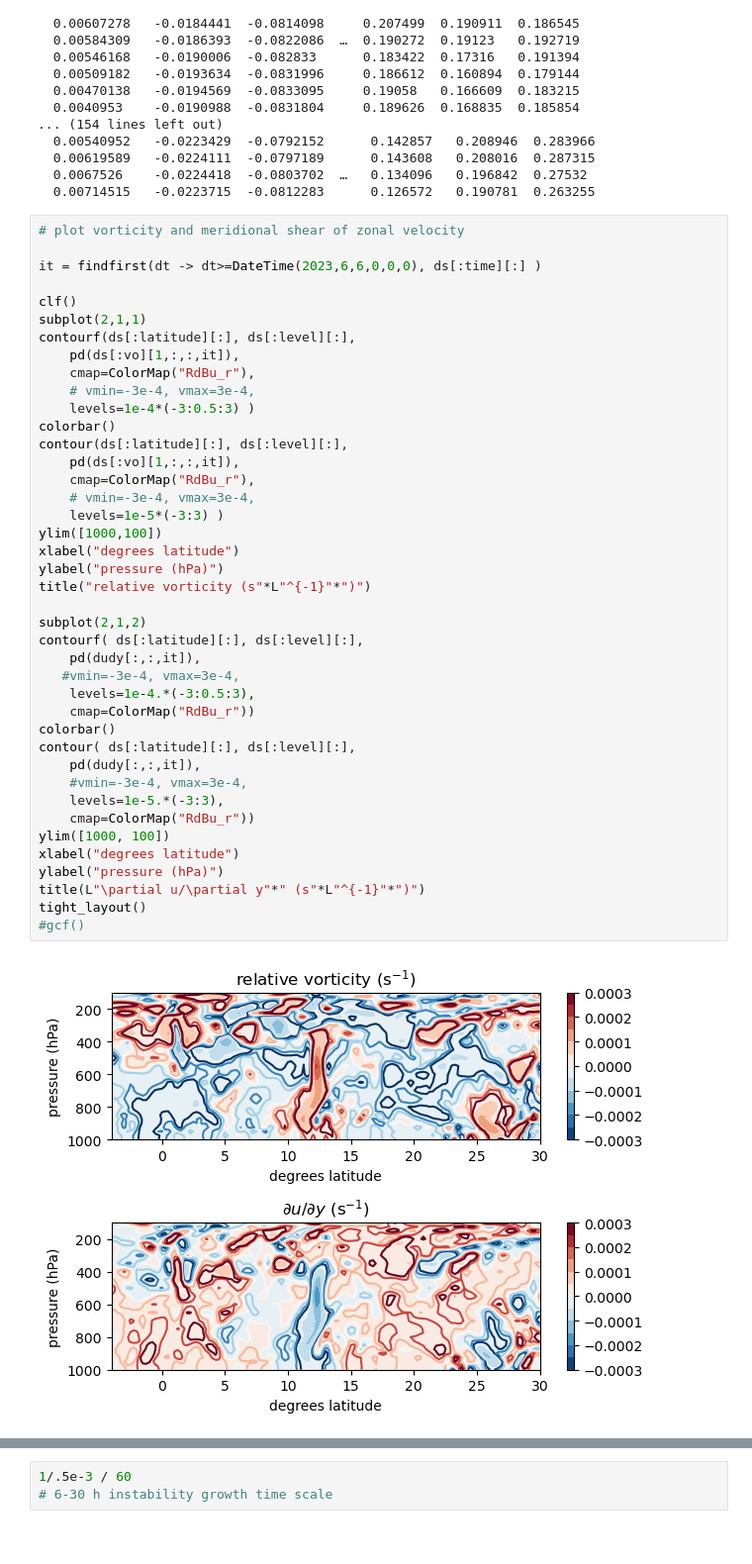
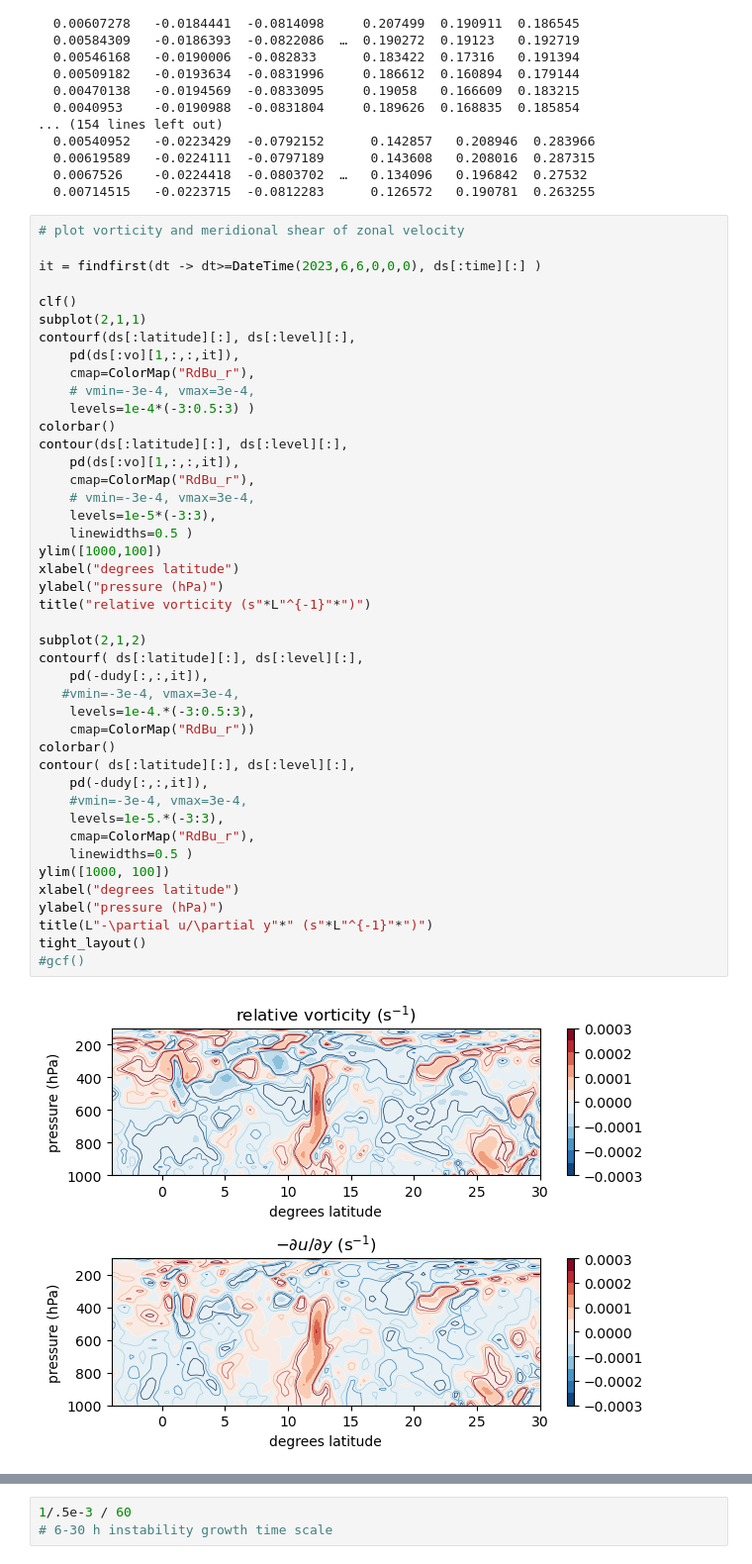
Before and after one commit to deszoeke/ASTRAL-era5, a Jupyter notebook: src/plot_69e.ipynb, the cells around one changed output, grey strips where cells are left out. Shown at 99% size. Drawn from its saved outputs; the diff is of its cells as text.

```diff
--- a/src/plot_69e.ipynb
+++ b/src/plot_69e.ipynb
@@ -195,37 +310,39 @@ subplot(2,1,1)
 contourf(ds[:latitude][:], ds[:level][:],
     pd(ds[:vo][1,:,:,it]),
     cmap=ColorMap("RdBu_r"),
     # vmin=-3e-4, vmax=3e-4,
     levels=1e-4*(-3:0.5:3) )
 colorbar()
 contour(ds[:latitude][:], ds[:level][:],
     pd(ds[:vo][1,:,:,it]),
     cmap=ColorMap("RdBu_r"),
     # vmin=-3e-4, vmax=3e-4,
-    levels=1e-5*(-3:3) )
+    levels=1e-5*(-3:3),
+    linewidths=0.5 )
 ylim([1000,100])
 xlabel("degrees latitude")
 ylabel("pressure (hPa)")
 title("relative vorticity (s"*L"^{-1}"*")")
 
 subplot(2,1,2)
 contourf( ds[:latitude][:], ds[:level][:],
-    pd(dudy[:,:,it]),
+    pd(-dudy[:,:,it]),
    #vmin=-3e-4, vmax=3e-4,
     levels=1e-4.*(-3:0.5:3),
     cmap=ColorMap("RdBu_r"))
 colorbar()
 contour( ds[:latitude][:], ds[:level][:],
-    pd(dudy[:,:,it]),
+    pd(-dudy[:,:,it]),
     #vmin=-3e-4, vmax=3e-4,
     levels=1e-5.*(-3:3),
-    cmap=ColorMap("RdBu_r"))
+    cmap=ColorMap("RdBu_r"),
+    linewidths=0.5 )
 ylim([1000, 100])
 xlabel("degrees latitude")
 ylabel("pressure (hPa)")
-title(L"\partial u/\partial y"*" (s"*L"^{-1}"*")")
+title(L"-\partial u/\partial y"*" (s"*L"^{-1}"*")")
 tight_layout()
 #gcf()
 # %% [output]
-[figure, old version]
+[figure, new version]
 # %%
```
Also changed, not shown: parts of 8 cells of this notebook.
